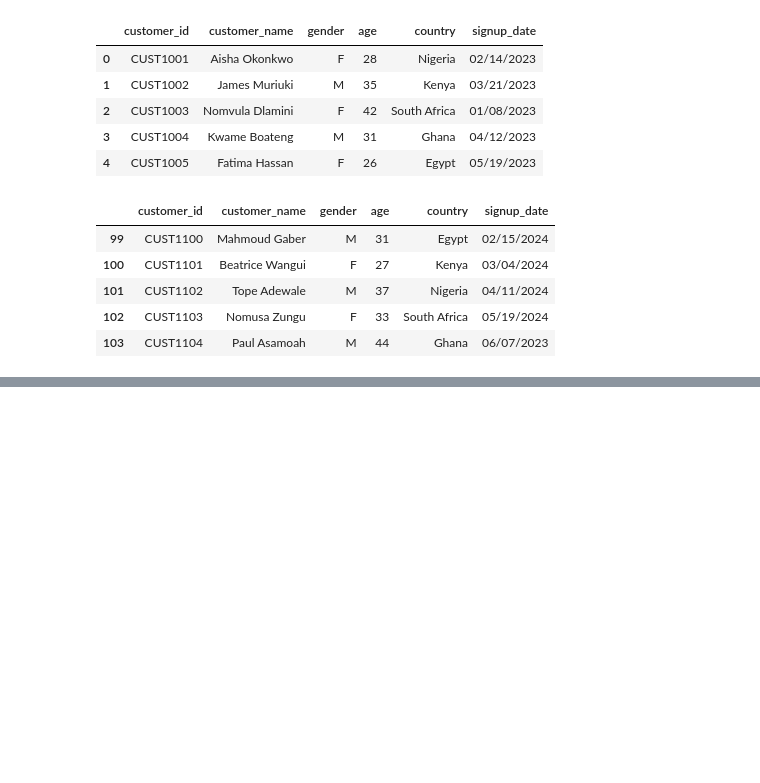
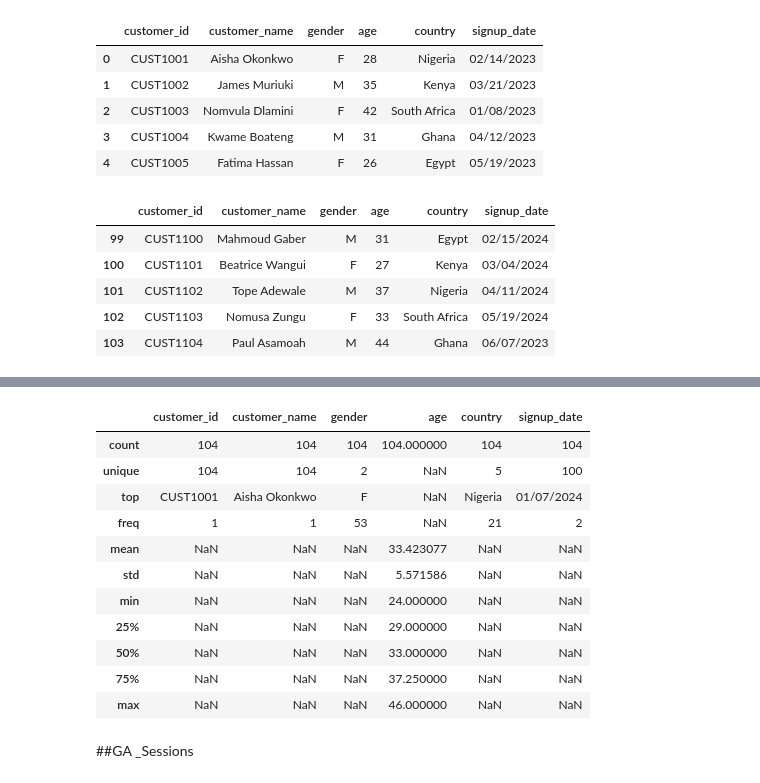
Before and after one commit to Mainabryan/SMART-_ECOMMERCE, a Jupyter notebook: Shop_smart_E_comerce.ipynb, the cells around one changed output, grey strips where cells are left out. Saved outputs shown, nothing was run; the diff lists cells and outputs as text; code cells hidden in the pictures; blank space fills up the shorter version.

```diff
--- a/Shop_smart_E_comerce.ipynb
+++ b/Shop_smart_E_comerce.ipynb
@@ -87,0 +104,17 @@ customer_table.tail()
+# %%
+customer_table.describe(include= 'all')
+# %% [output]
+|  | customer_id | customer_name | gender | age | country | signup_date |
+| count | 104 | 104 | 104 | 104.000000 | 104 | 104 |
+| unique | 104 | 104 | 2 | NaN | 5 | 100 |
+| top | CUST1001 | Aisha Okonkwo | F | NaN | Nigeria | 01/07/2024 |
+| freq | 1 | 1 | 53 | NaN | 21 | 2 |
+| mean | NaN | NaN | NaN | 33.423077 | NaN | NaN |
+| std | NaN | NaN | NaN | 5.571586 | NaN | NaN |
+| min | NaN | NaN | NaN | 24.000000 | NaN | NaN |
+| 25% | NaN | NaN | NaN | 29.000000 | NaN | NaN |
+| 50% | NaN | NaN | NaN | 33.000000 | NaN | NaN |
+| 75% | NaN | NaN | NaN | 37.250000 | NaN | NaN |
+| max | NaN | NaN | NaN | 46.000000 | NaN | NaN |
+# %% [markdown]
+##GA _Sessions
```
Also changed, not shown: parts of 14 cells of this notebook.
